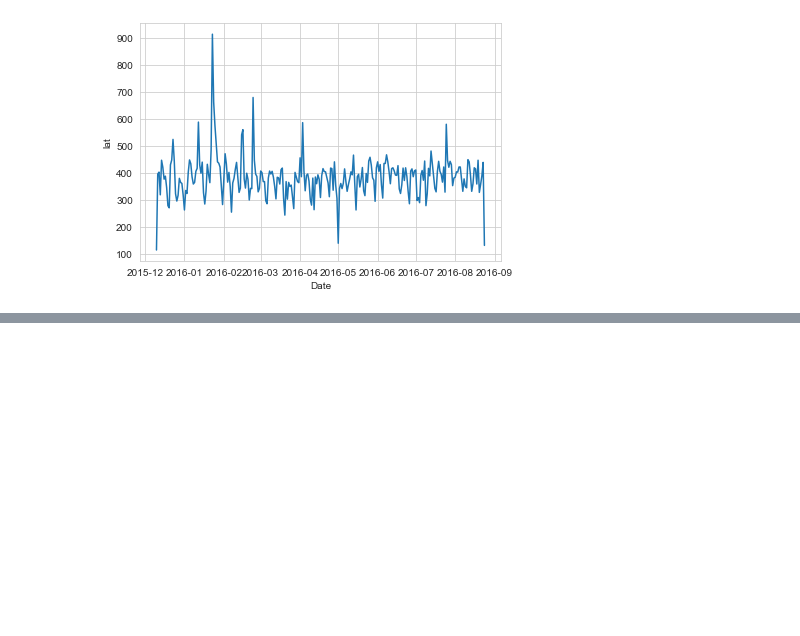
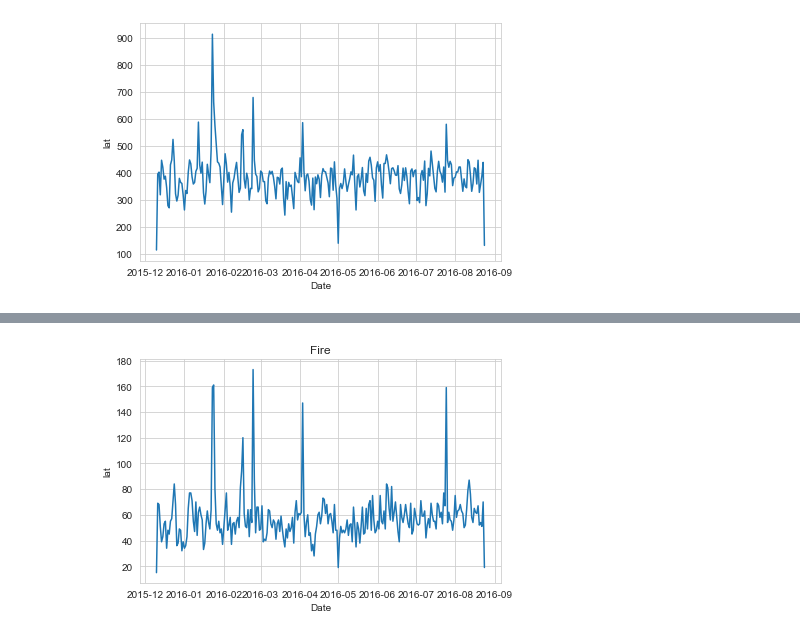
Before and after one commit to khunamir/pfmladsbc, a Jupyter notebook: Data Capstone Project/911 Calls Project.ipynb, the cells around one changed output, grey strips where cells are left out. Drawn from its saved outputs; the diff is of its cells as text; code cells hidden in the pictures; blank space fills up the shorter version.

```diff
--- a/Data Capstone Project/911 Calls Project.ipynb
+++ b/Data Capstone Project/911 Calls Project.ipynb
@@ -269,0 +276,7 @@ ValueError: Could not interpret value `reason` for parameter `x`
+# %%
+data = df[df['reason'] == 'Fire'].groupby('Date').count()
+sns.lineplot(data=data['lat'])
+plt.title('Fire')
+plt.tight_layout()
+# %% [output]
+[figure, added]
```
Also changed, not shown: parts of 14 cells of this notebook.
